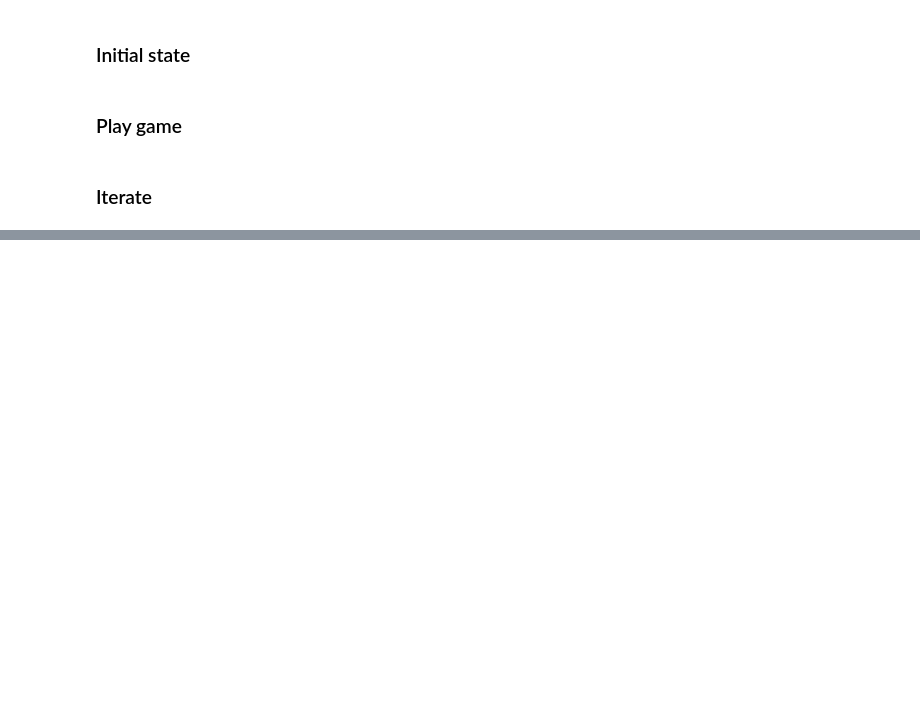
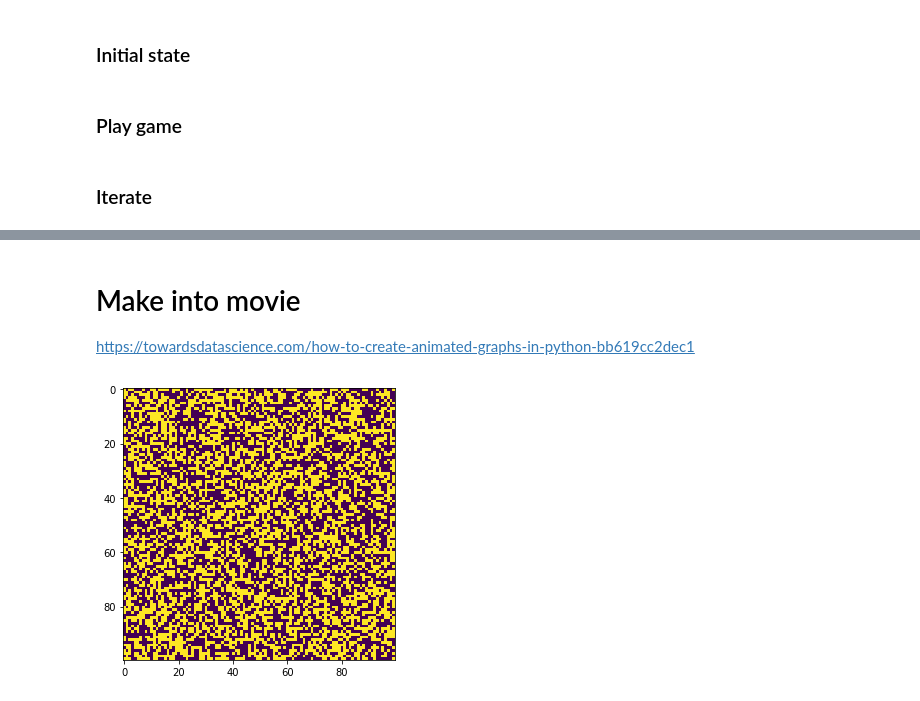
Before and after one commit to lizgzil/coopsim, a Jupyter notebook: notebooks/Iterated prisoner's dilemma.ipynb, the cells around one changed output, grey strips where cells are left out. Drawn from its saved outputs; the diff is of its cells as text; code cells hidden in the pictures; blank space fills up the shorter version.

```diff
--- a/notebooks/Iterated prisoner's dilemma.ipynb
+++ b/notebooks/Iterated prisoner's dilemma.ipynb
@@ -165,3 +178,7 @@ def one_iteration(grid_strat, n):
+# %%
+def plot_grid_movie(grid_colours, plot_size_n):
+    ax.imshow(grid_colours)
+    plt.show()
 # %% [markdown]
 ### Iterate
 # %%
@@ -205,0 +211,3 @@ for i in range(0,10):
+# %% [markdown]
+# Make into movie
+https://towardsdatascience.com/how-to-create-animated-graphs-in-python-bb619cc2dec1
@@ -205,0 +217,27 @@ for i in range(0,10):
+# %%
+def animate(i):
+    grid_strat, grid_colours = one_iteration(grid_strat, n)
+    plot_grid_movie(grid_strat, plot_size_n)
+    return grid_strat, grid_colours
+# %%
+n = 100
+prop_c_init = 0.5
+plot_size_n = 5
+
+grid_strat = make_initial_grid(n, prop_c_init)
+
+grid_payoff = np.empty((n,n,))
+grid_payoff[:] = np.nan
+
+grid_colours = np.empty((n,n,))
+grid_colours[:] = np.nan
+
+fig, ax = plt.subplots(figsize=(plot_size_n, plot_size_n))
+
+plot_grid_movie(grid_strat, plot_size_n)
+
+ani = matplotlib.animation.FuncAnimation(fig, animate, frames=17, repeat=True)
+
+plt.show()
+# %% [output]
+[figure, added]
```
Also changed, not shown: parts of 9 cells of this notebook.
